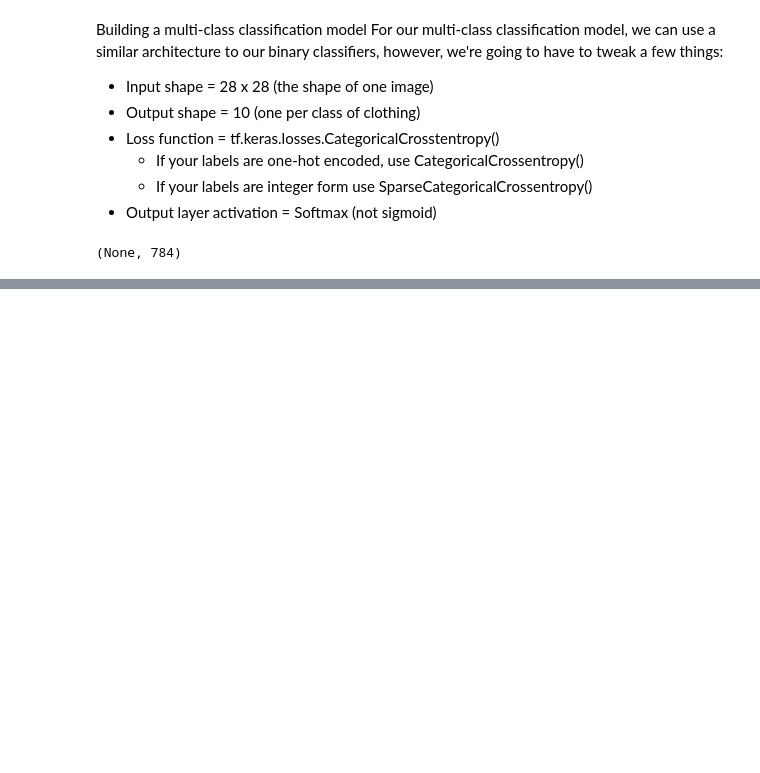
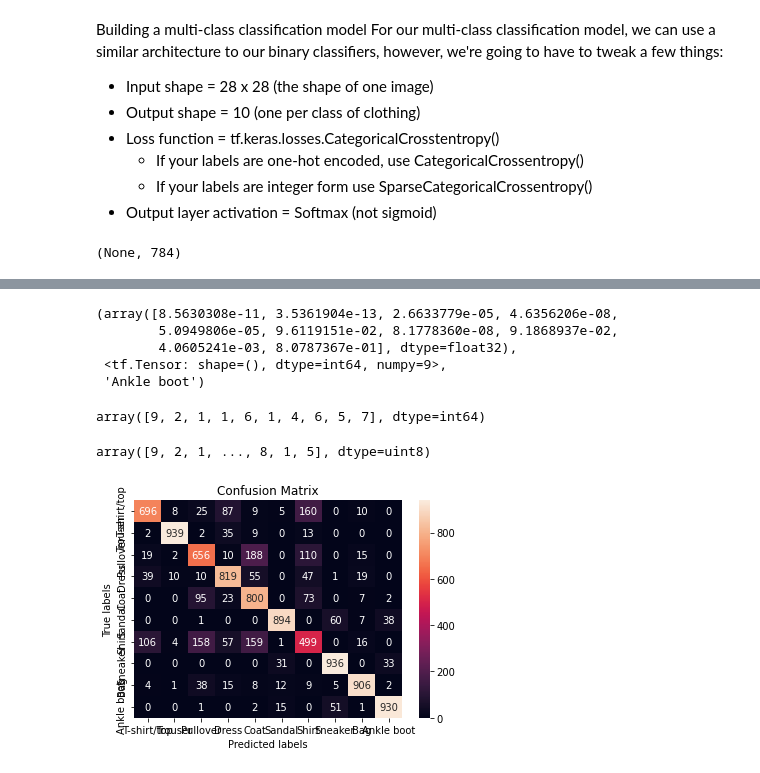
Before and after one commit to AicoSchreurs/data-science-portfolio, a Jupyter notebook: ADS projects/Fashion MNIST multi-class classification NN.ipynb, the cells around one changed output, grey strips where cells are left out. Cells and saved outputs as stored; diff of their text form; code cells hidden in the pictures; blank space fills up the shorter version.

```diff
--- a/ADS projects/Fashion MNIST multi-class classification NN.ipynb
+++ b/ADS projects/Fashion MNIST multi-class classification NN.ipynb
@@ -112,0 +460,6 @@ flatten_model.output_shape
+# %%
+# Make some predictions with our model
+y_probs = model_5.predict(test_data_norm) # probs is short for "prediction probabilities"
+
+# View the first 5 predictions
+y_probs[:5]
@@ -112,0 +482,37 @@ flatten_model.output_shape
+# %%
+y_probs[0], tf.argmax(y_probs[0]), class_names[tf.argmax(y_probs[0])]
+# %% [output]
+(array([8.5630308e-11, 3.5361904e-13, 2.6633779e-05, 4.6356206e-08,
+        5.0949806e-05, 9.6119151e-02, 8.1778360e-08, 9.1868937e-02,
+        4.0605241e-03, 8.0787367e-01], dtype=float32),
+ <tf.Tensor: shape=(), dtype=int64, numpy=9>,
+ 'Ankle boot')
+# %%
+# Convert all of the prediction probabilities into integers
+y_preds = y_probs.argmax(axis=1)
+
+# View the first 10 prediction labels
+y_preds[:10]
+# %% [output]
+array([9, 2, 1, 1, 6, 1, 4, 6, 5, 7], dtype=int64)
+# %%
+test_labels
+# %% [output]
+array([9, 2, 1, ..., 8, 1, 5], dtype=uint8)
+# %%
+from sklearn.metrics import confusion_matrix
+# Create confusion matrix
+cm = confusion_matrix(test_labels, y_preds)
+# %%
+import seaborn as sns
+import matplotlib.pyplot as plt
+
+ax= plt.subplot()
+sns.heatmap(cm, annot=True, fmt='g', ax=ax);  #annot=True to annotate cells, ftm='g' to disable scientific notation
+
+# labels, title and ticks
+ax.set_xlabel('Predicted labels');ax.set_ylabel('True labels');
+ax.set_title('Confusion Matrix');
+ax.xaxis.set_ticklabels(class_names); ax.yaxis.set_ticklabels(class_names);
+# %% [output]
+[figure, added]
```
Also changed, not shown: parts of 23 cells of this notebook.
